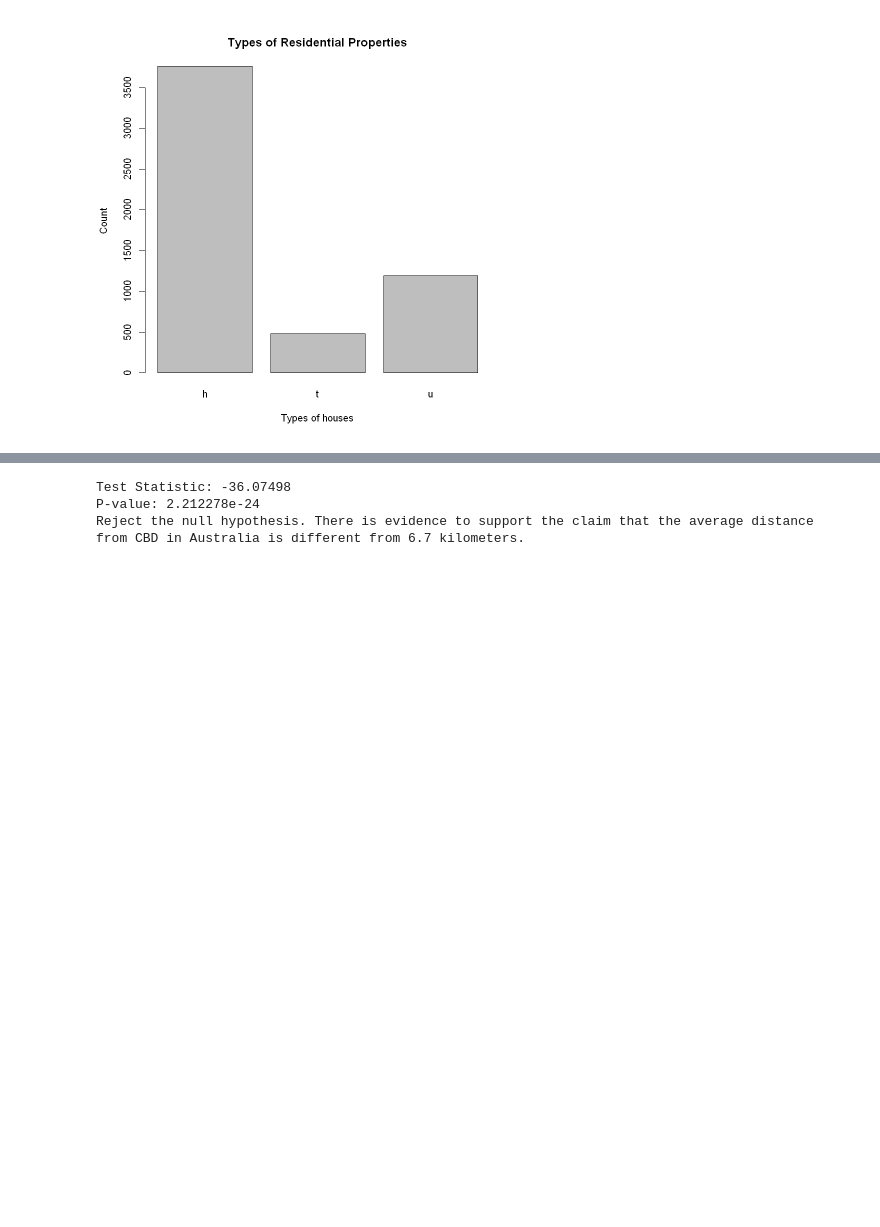
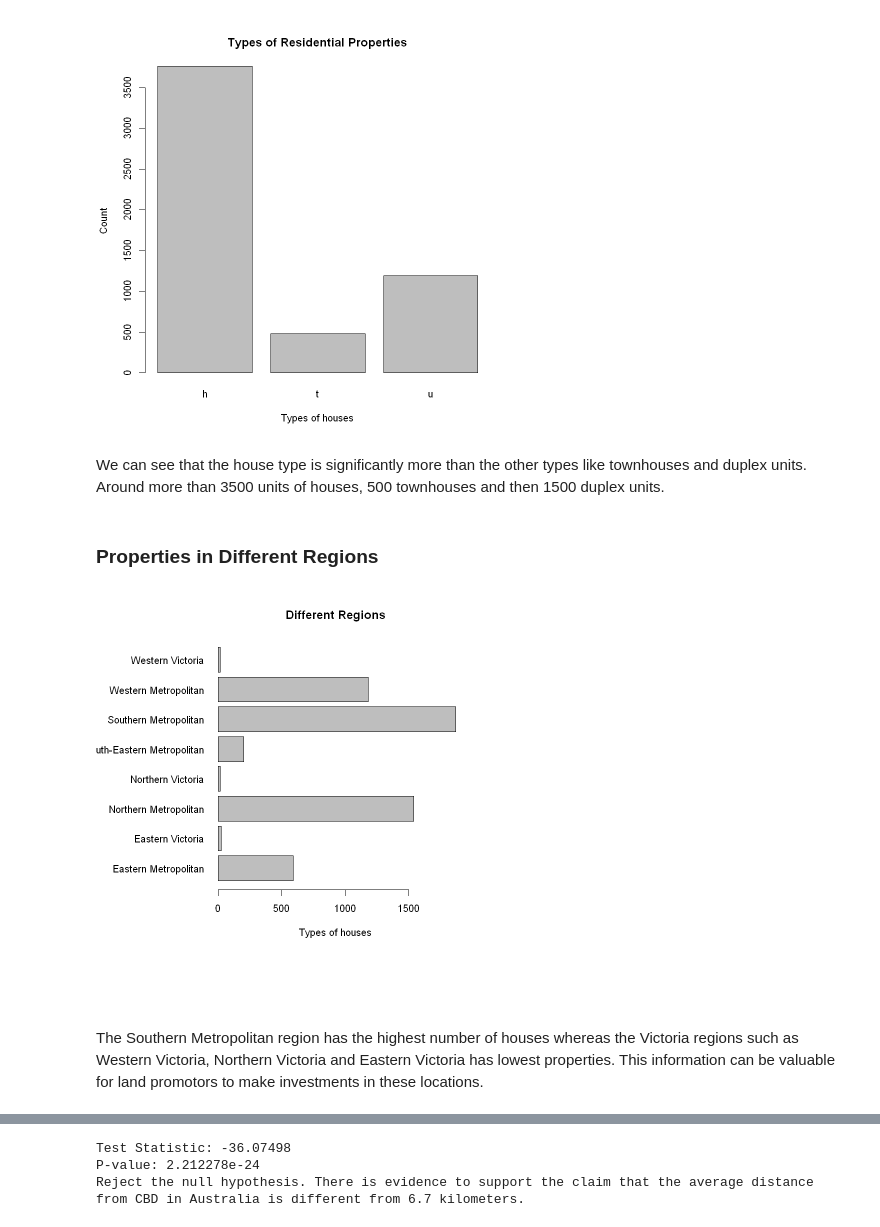
Before and after one commit to santhosh1299/Final-Project, a Jupyter notebook: project.ipynb, the cells around one changed output, grey strips where cells are left out. Saved outputs shown, nothing was run; the diff lists cells and outputs as text; code cells hidden in the pictures; blank space fills up the shorter version.

```diff
--- a/project.ipynb
+++ b/project.ipynb
@@ -133,4 +131,16 @@ There are three typee of categories in this dataset and the following are the ke
 barplot(table(as.factor(data$Type)),main = "Types of Residential Properties", xlab = "Types of houses", ylab = "Count")
 # %% [output]
 [figure]
+# %% [markdown]
+
+We can see that the house type is significantly more than the other types like townhouses and duplex units. Around more than 3500 units of houses, 500 townhouses and then 1500 duplex units.
+# %% [markdown]
+### Properties in Different Regions
+# %%
+par(mar = c(10, 10, 4, 5))
+barplot(table(as.factor(data$Regionname)),main = "Different Regions", xlab = "Types of houses",horiz = TRUE,las = 1)
+# %% [output]
+[figure, added]
+# %% [markdown]
+The Southern Metropolitan region has the highest number of houses whereas the Victoria regions such as Western Victoria, Northern Victoria and Eastern Victoria has lowest properties. This information can be valuable for land promotors to make investments in these locations.
 # %% [markdown]
```
Also changed, not shown: parts of 5 cells of this notebook, 4 other files.
